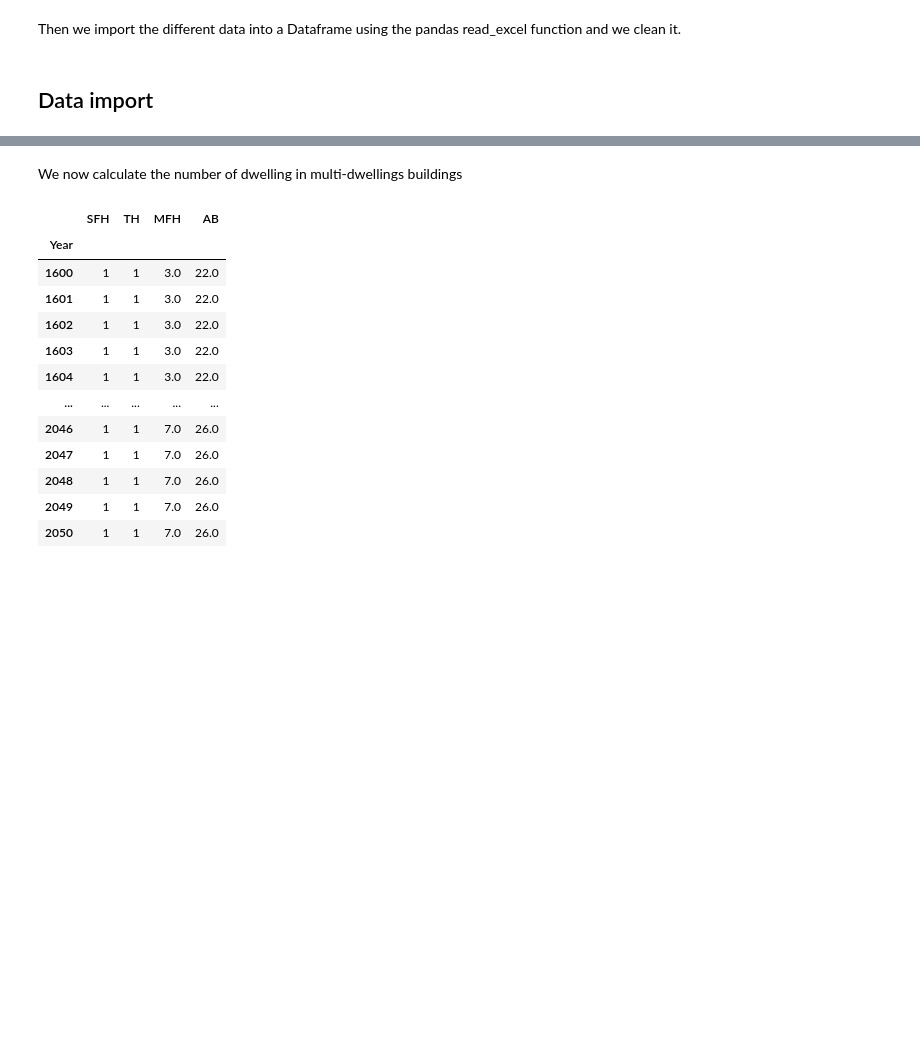
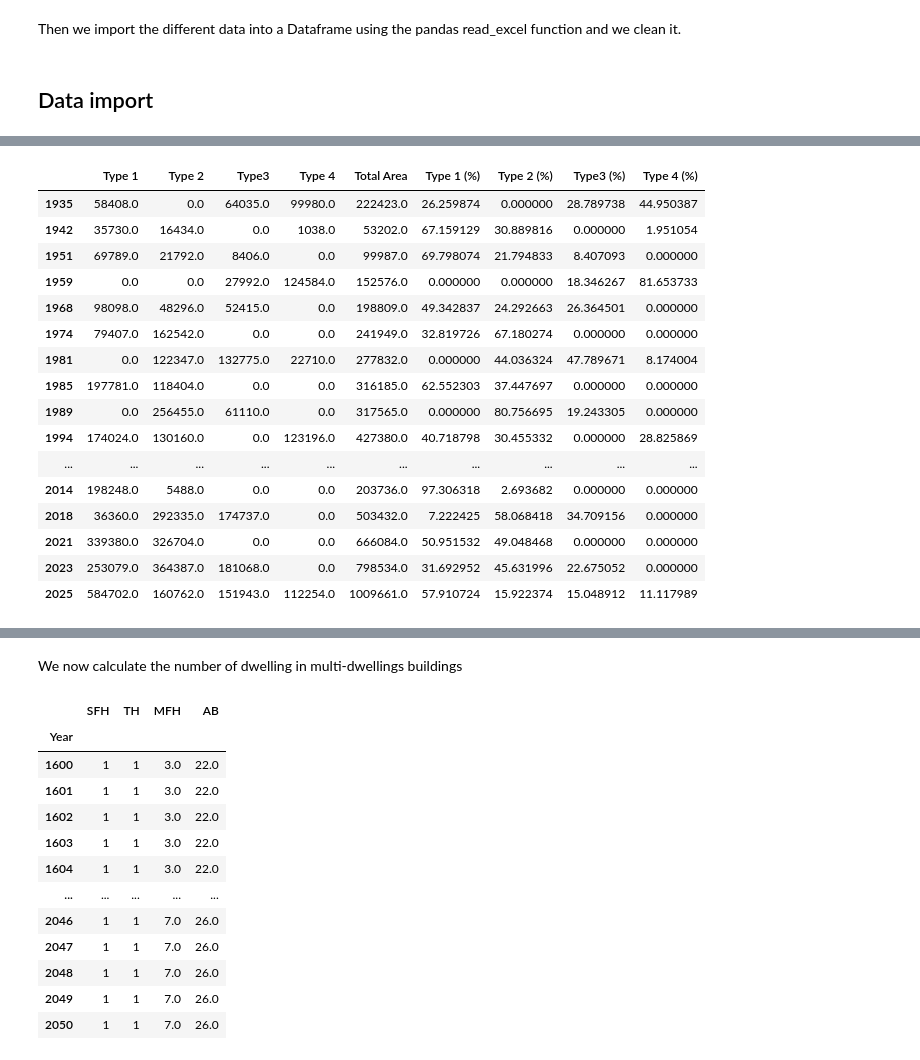
Before and after one commit to leolibe/master_thesis, a Jupyter notebook: data_processing/01.Raw_processing/raw_data_processing.ipynb, the cells around one changed output, grey strips where cells are left out. Drawn from its saved outputs; the diff is of its cells as text; code cells hidden in the pictures; blank space fills up the shorter version.

```diff
--- a/data_processing/01.Raw_processing/raw_data_processing.ipynb
+++ b/data_processing/01.Raw_processing/raw_data_processing.ipynb
@@ -320,0 +61,34 @@ display(data_area)
+# %%
+idx = data_road_description.index
+# Create boolean masks to identify length and width rows
+is_length = idx.get_level_values(1).astype(str).str.contains("length", case=False, na=False)
+is_width  = idx.get_level_values(1).astype(str).str.contains("width",  case=False, na=False)
+
+lengths = data_road_description[is_length].copy()
+widths  = data_road_description[is_width].copy()
+
+# Add a counter within each year
+# This ensures that the first length matches the first width,
+# the second length matches the second width, etc.
+lengths["_pair"] = lengths.groupby(level=0).cumcount()
+widths["_pair"]  = widths.groupby(level=0).cumcount()
+
+# Set (year, pair_id) as index to align matching rows
+lengths = lengths.reset_index(level=1, drop=True).set_index("_pair", append=True)
+widths  = widths.reset_index(level=1, drop=True).set_index("_pair", append=True)
+
+# Keep only the type columns (remove helper column if needed)
+type_cols = [c for c in data_road_description.columns if c != "_pair"]
+lengths = lengths[type_cols]
+widths  = widths[type_cols]
+
+# Compute area per pair (length × width)
+areas_per_pair = lengths.mul(widths)
+
+# Sum all pairs within each year
+areas_per_year = areas_per_pair.groupby(level=0).sum()
+
+# Create a new column for the total area
+areas_per_year['Total Area'] = areas_per_year.sum(axis=1)
+
+print(areas_per_year)
@@ -320,0 +119,20 @@ display(data_area)
+# %%
+areas_per_year
+# %% [output]
+|  | Type 1 | Type 2 | Type3 | Type 4 | Total Area | Type 1 (%) | Type 2 (%) | Type3 (%) | Type 4 (%) |
+| 1935 | 58408.0 | 0.0 | 64035.0 | 99980.0 | 222423.0 | 26.259874 | 0.000000 | 28.789738 | 44.950387 |
+| 1942 | 35730.0 | 16434.0 | 0.0 | 1038.0 | 53202.0 | 67.159129 | 30.889816 | 0.000000 | 1.951054 |
+| 1951 | 69789.0 | 21792.0 | 8406.0 | 0.0 | 99987.0 | 69.798074 | 21.794833 | 8.407093 | 0.000000 |
+| 1959 | 0.0 | 0.0 | 27992.0 | 124584.0 | 152576.0 | 0.000000 | 0.000000 | 18.346267 | 81.653733 |
+| 1968 | 98098.0 | 48296.0 | 52415.0 | 0.0 | 198809.0 | 49.342837 | 24.292663 | 26.364501 | 0.000000 |
+| 1974 | 79407.0 | 162542.0 | 0.0 | 0.0 | 241949.0 | 32.819726 | 67.180274 | 0.000000 | 0.000000 |
+| 1981 | 0.0 | 122347.0 | 132775.0 | 22710.0 | 277832.0 | 0.000000 | 44.036324 | 47.789671 | 8.174004 |
+| 1985 | 197781.0 | 118404.0 | 0.0 | 0.0 | 316185.0 | 62.552303 | 37.447697 | 0.000000 | 0.000000 |
+| 1989 | 0.0 | 256455.0 | 61110.0 | 0.0 | 317565.0 | 0.000000 | 80.756695 | 19.243305 | 0.000000 |
+| 1994 | 174024.0 | 130160.0 | 0.0 | 123196.0 | 427380.0 | 40.718798 | 30.455332 | 0.000000 | 28.825869 |
+| ... | ... | ... | ... | ... | ... | ... | ... | ... | ... |
+| 2014 | 198248.0 | 5488.0 | 0.0 | 0.0 | 203736.0 | 97.306318 | 2.693682 | 0.000000 | 0.000000 |
+| 2018 | 36360.0 | 292335.0 | 174737.0 | 0.0 | 503432.0 | 7.222425 | 58.068418 | 34.709156 | 0.000000 |
+| 2021 | 339380.0 | 326704.0 | 0.0 | 0.0 | 666084.0 | 50.951532 | 49.048468 | 0.000000 | 0.000000 |
+| 2023 | 253079.0 | 364387.0 | 181068.0 | 0.0 | 798534.0 | 31.692952 | 45.631996 | 22.675052 | 0.000000 |
+| 2025 | 584702.0 | 160762.0 | 151943.0 | 112254.0 | 1009661.0 | 57.910724 | 15.922374 | 15.048912 | 11.117989 |
```
Also changed, not shown: parts of 44 cells of this notebook, 1 other file.
